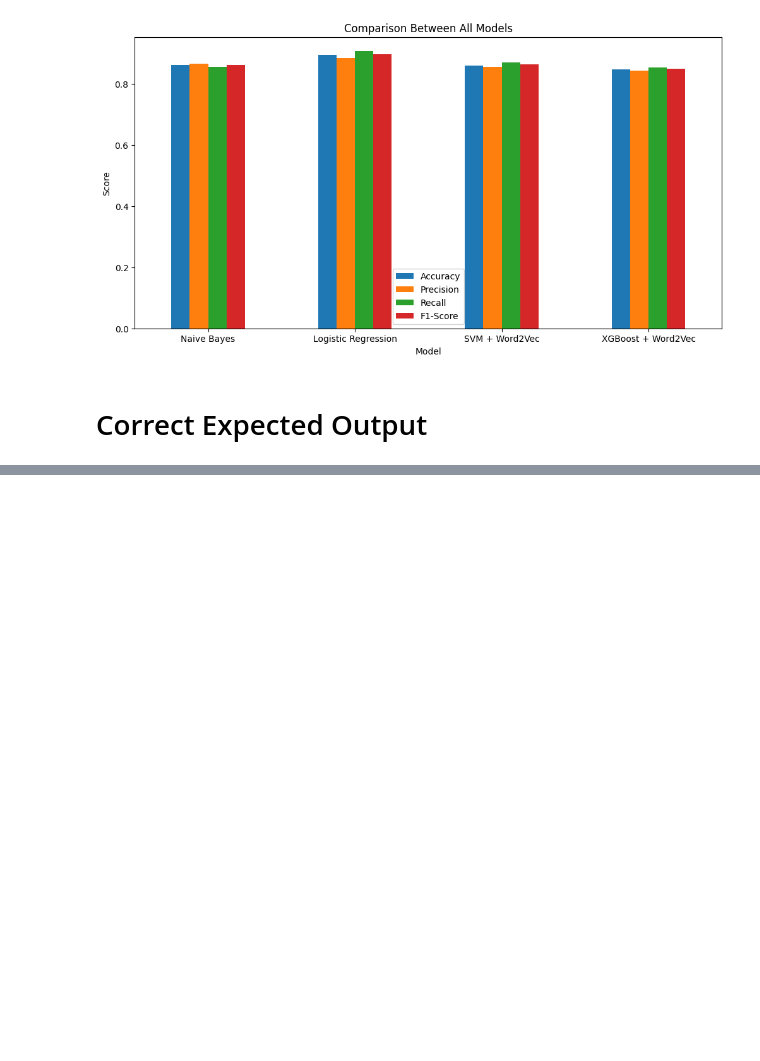
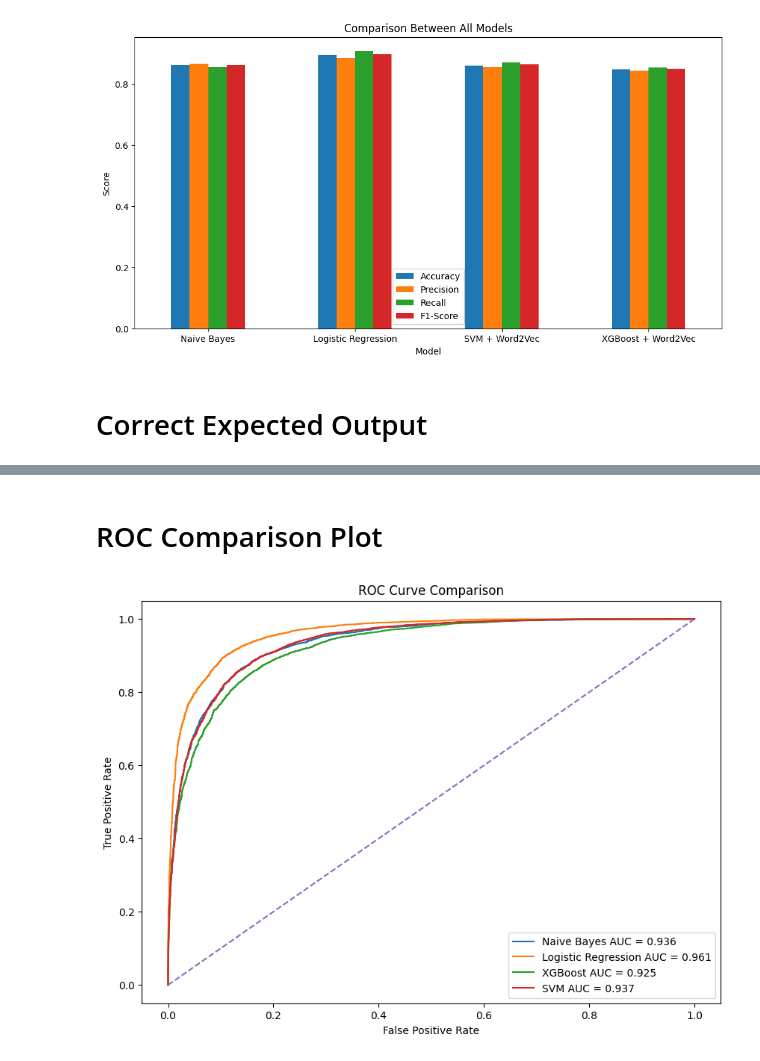
Before and after one commit to RawanHossam17/Smart-Review-Analyzer, a Jupyter notebook: notebooks/evaluation.ipynb, the cells around one changed output, grey strips where cells are left out. Drawn from its saved outputs; the diff is of its cells as text; code cells hidden in the pictures; blank space fills up the shorter version.

```diff
--- a/notebooks/evaluation.ipynb
+++ b/notebooks/evaluation.ipynb
@@ -684,3 +684,80 @@ correct_output
 | 7 | okay didnt get purgatory thing fi... | 1 | 0 | 0 | 0 | 0 |
 | 8 | disappointed series lot cool grap... | 0 | 0 | 0 | 0 | 0 |
 | 9 | first minute tinseltown finger te... | 0 | 0 | 0 | 0 | 0 |
+# %%
+import joblib
+
+# Load Models
+
+svm_model = joblib.load("../outputs/svm_model.pkl")
+NAV_Log = joblib.load("../outputs/nb_model.pkl")
+
+log_mod = joblib.load("../outputs/logistic_model.pkl")
+
+xgb_model = joblib.load("../outputs/xgb_model.pkl")
+
+from scipy.sparse import load_npz
+
+X_test_tfidf = load_npz("../outputs/X_test_tfidf.npz")
+X_test_vec = np.load("../outputs/X_test_vec.npy")
+# %% [markdown]
+# ROC Comparison Plot
+# %%
+from sklearn.metrics import roc_curve, auc
+import matplotlib.pyplot as plt
+
+# Probabilities
+nb_probs = NAV_Log.predict_proba(X_test_tfidf)[:,1]
+
+log_probs = log_mod.predict_proba(X_test_tfidf)[:,1]
+
+xgb_probs = xgb_model.predict_proba(X_test_vec)[:,1]
+
+svm_probs = svm_model.predict_proba(X_test_vec)[:,1]
+
+# ROC values
+fpr_nb, tpr_nb, _ = roc_curve(y_test, nb_probs)
+
+fpr_log, tpr_log, _ = roc_curve(y_test, log_probs)
+
+fpr_xgb, tpr_xgb, _ = roc_curve(y_test, xgb_probs)
+
+fpr_svm, tpr_svm, _ = roc_curve(y_test, svm_probs)
+
+# AUC
+auc_nb = auc(fpr_nb, tpr_nb)
+
+auc_log = auc(fpr_log, tpr_log)
+
+auc_xgb = auc(fpr_xgb, tpr_xgb)
+
+auc_svm = auc(fpr_svm, tpr_svm)
+
+# Plot
+plt.figure(figsize=(10,7))
+
+plt.plot(fpr_nb, tpr_nb,
+         label=f'Naive Bayes AUC = {auc_nb:.3f}')
+
+plt.plot(fpr_log, tpr_log,
+         label=f'Logistic Regression AUC = {auc_log:.3f}')
+
+plt.plot(fpr_xgb, tpr_xgb,
+         label=f'XGBoost AUC = {auc_xgb:.3f}')
+
+plt.plot(fpr_svm, tpr_svm,
+         label=f'SVM AUC = {auc_svm:.3f}')
+
+plt.plot([0,1], [0,1], '--')
+
+plt.xlabel("False Positive Rate")
+
+plt.ylabel("True Positive Rate")
+
+plt.title("ROC Curve Comparison")
+
+plt.legend()
+
+plt.show()
+# %% [output]
+[figure, added]
```
Also changed, not shown: parts of 2 cells of this notebook, 4 other files.
